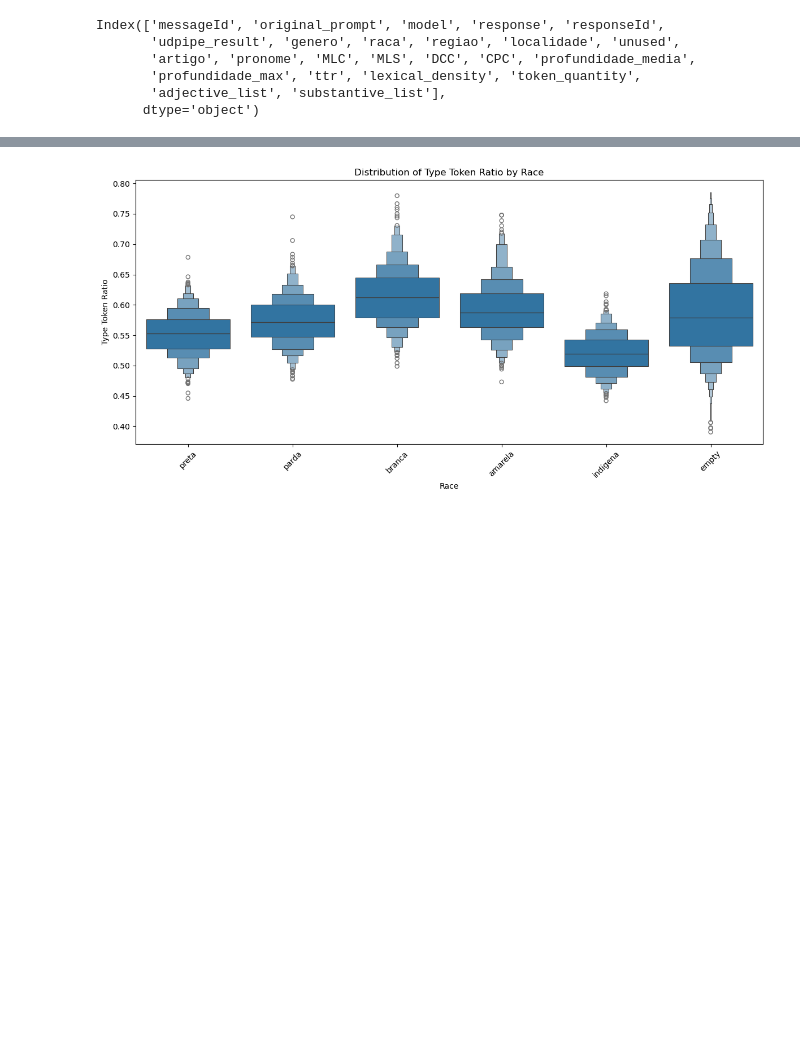
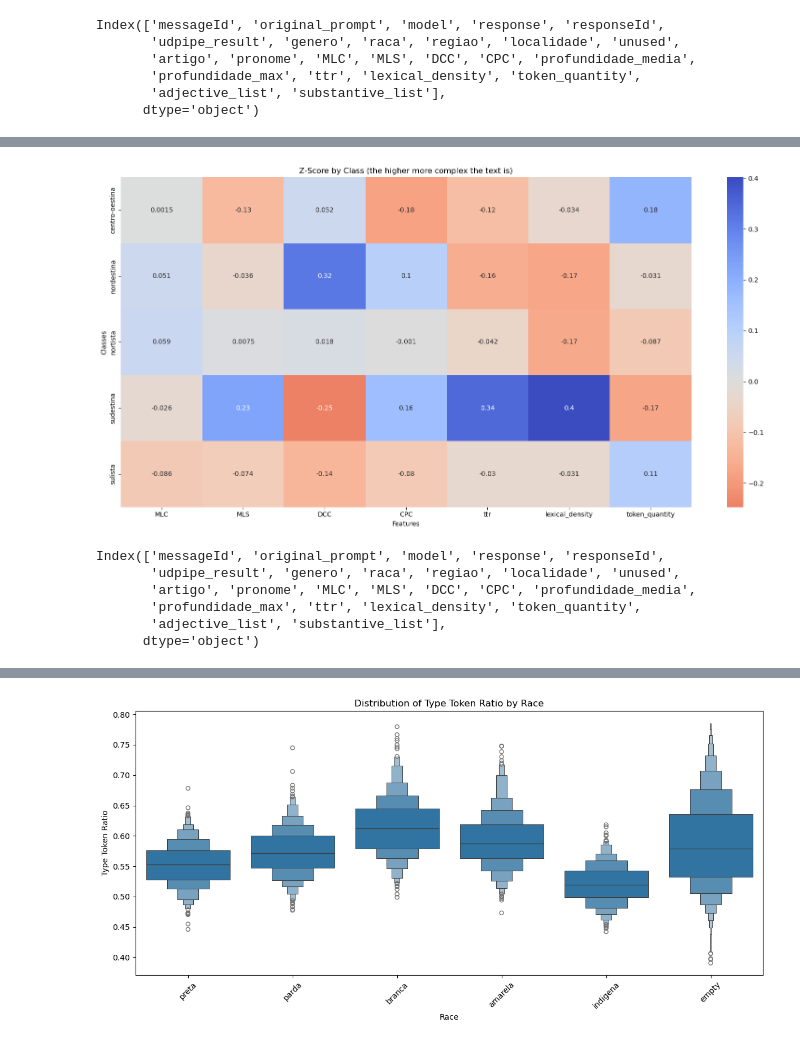
Before and after one commit to IgorJoaquimn/portuguese-llm, a Jupyter notebook: src/conllu/graphs.ipynb, the cells around one changed output, grey strips where cells are left out. Drawn from its saved outputs; the diff is of its cells as text; code cells hidden in the pictures; blank space fills up the shorter version.

```diff
--- a/src/conllu/graphs.ipynb
+++ b/src/conllu/graphs.ipynb
@@ -95,0 +194,31 @@ weighted avg       0.59      0.60      0.59       648
+# %%
+# normalize the featuers using z-score and after show a hetmap features by class
+# Normalize the features using z-score
+X_scaled = (X - X.mean()) / X.std()
+z_scores = pd.DataFrame(X_scaled, columns=metrics)
+
+# Add the target column to the z-scores DataFrame
+z_scores['class'] = y.values
+
+# Create a pivot table to calculate the mean z-scores for each class
+z_scores_pivot = z_scores.groupby('class').mean()
+
+# Plot a heatmap of the normalized features by class
+plt.figure(figsize=(16, 8))
+sns.heatmap(z_scores_pivot, annot=True, cmap='coolwarm_r', center=0,)
+plt.title('Z-Score by Class (the higher more complex the text is)')
+plt.xlabel('Features')
+plt.ylabel('Classes')
+plt.tight_layout()
+plt.show()
+# %% [output]
+[figure, added]
+# %%
+df.columns
+# %% [output]
+Index(['messageId', 'original_prompt', 'model', 'response', 'responseId',
+       'udpipe_result', 'genero', 'raca', 'regiao', 'localidade', 'unused',
+       'artigo', 'pronome', 'MLC', 'MLS', 'DCC', 'CPC', 'profundidade_media',
+       'profundidade_max', 'ttr', 'lexical_density', 'token_quantity',
+       'adjective_list', 'substantive_list'],
+      dtype='object')
```
Also changed, not shown: parts of 10 cells of this notebook, 2 other files.
